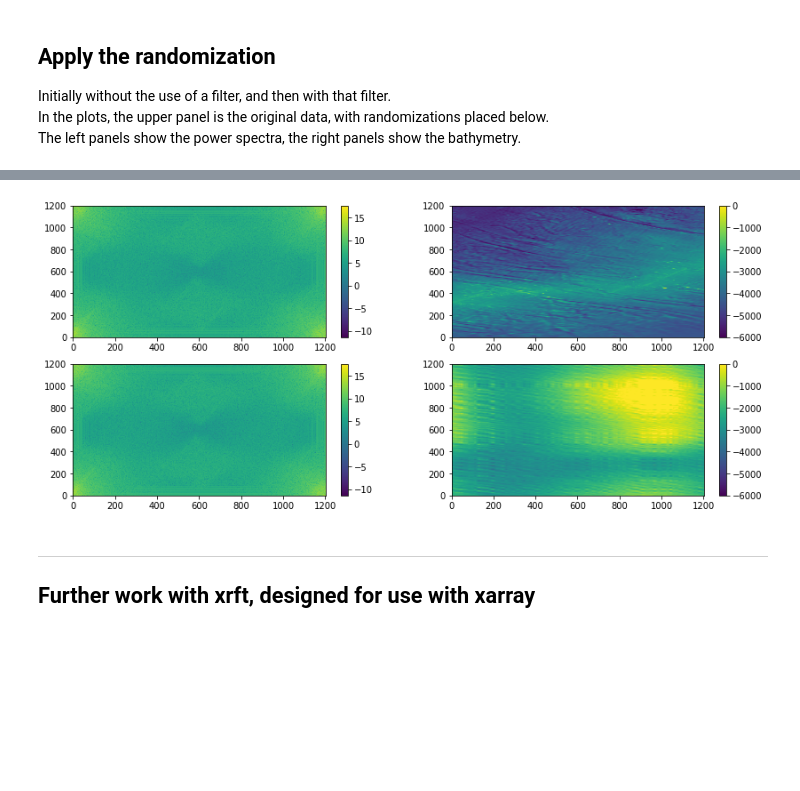
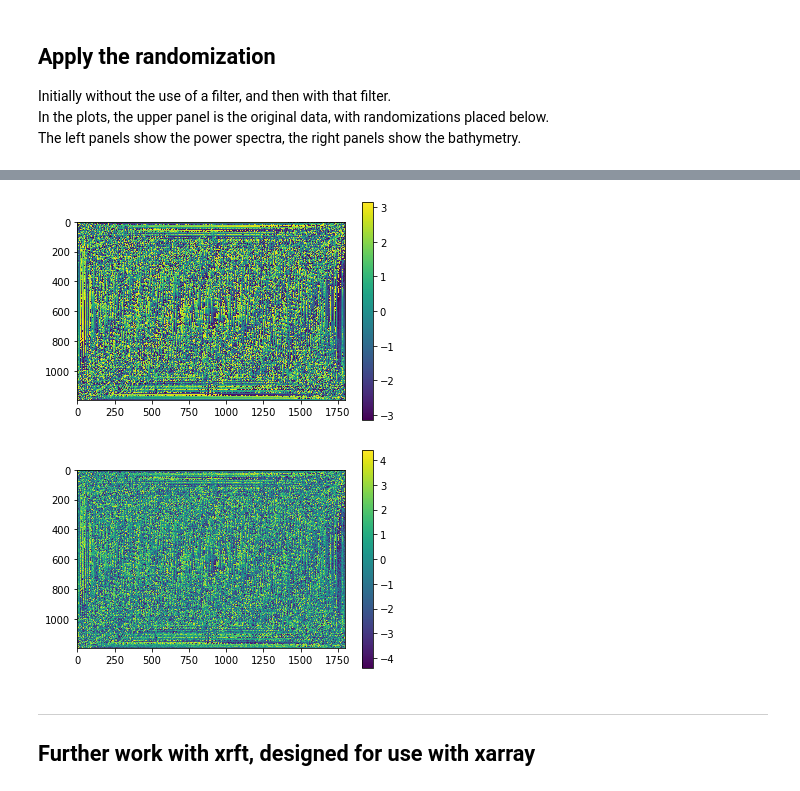
Before and after one commit to hmkhatri/MOM6_initialization, a Jupyter notebook: calc_topography_spectra.ipynb, the cells around one changed output, grey strips where cells are left out. Saved outputs shown, nothing was run; the diff lists cells and outputs as text; code cells hidden in the pictures; blank space fills up the shorter version.

```diff
--- a/calc_topography_spectra.ipynb
+++ b/calc_topography_spectra.ipynb
@@ -170,8 +237,13 @@ bs, dfts, b_orig, dft_orig = gen_samples(f = b.values,n_samples=n,apply_hamming=
-# %%
-n=1
-bs, dfts, b_orig, dft_orig = gen_samples(f = b.values,n_samples=n,apply_hamming=True, plots=True)
-# %% [output]
-[figure, removed]
+# %%
+im = plt.imshow(np.angle(dft_orig))
+plt.colorbar(im)
+plt.show()
+im = plt.imshow(phase_new)
+plt.colorbar(im)
+plt.show()
+# %% [output]
+[figure, added]
+[figure, added]
 # %% [markdown]
 ***
 ## Further work with xrft, designed for use with xarray
```
Also changed, not shown: parts of 3 cells of this notebook.
